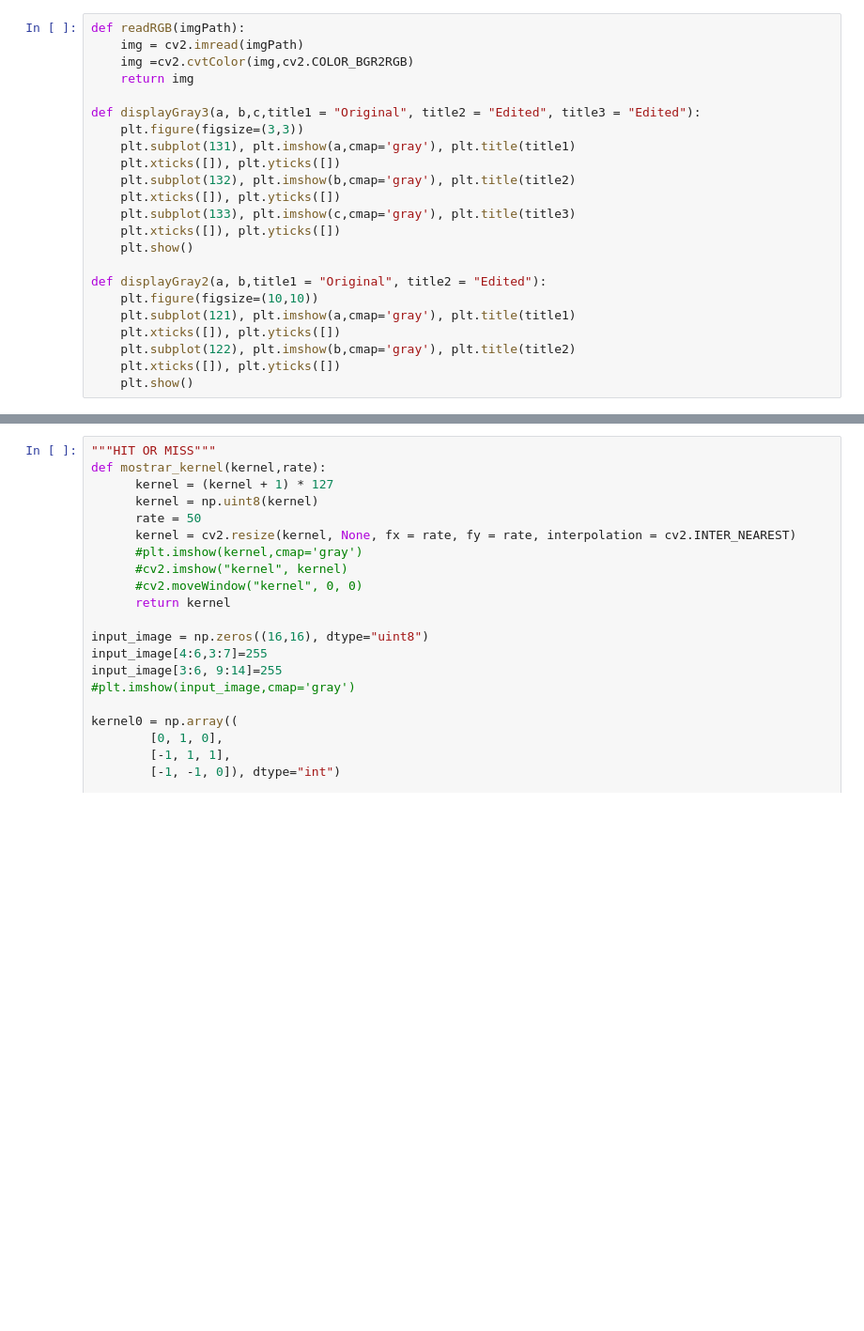
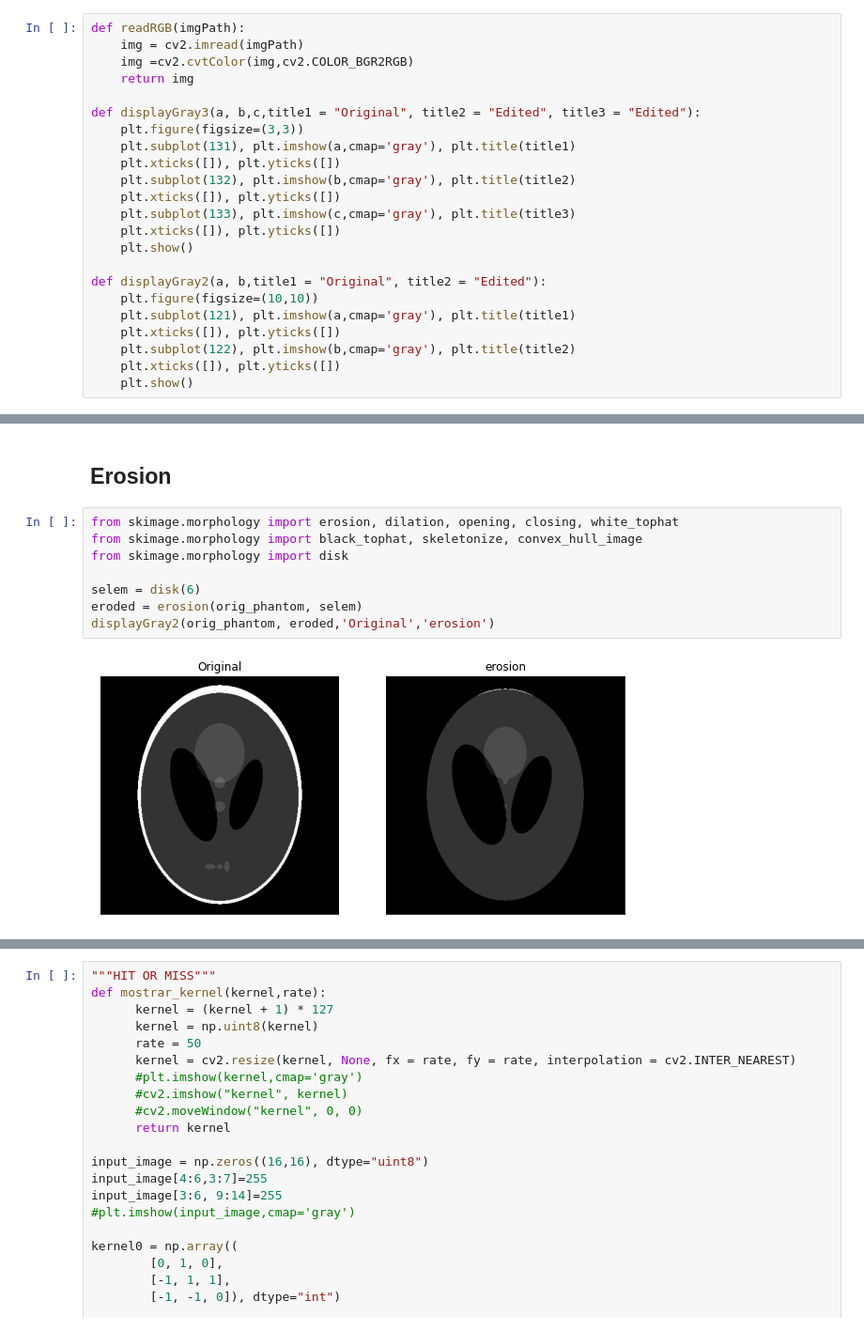
Before and after one commit to waltermayor/DigitalImageProcessing_colab, a Jupyter notebook: clase8_morfologia.ipynb, the cells around one changed output, grey strips where cells are left out. Shown at 94% size. Drawn from its saved outputs; the diff is of its cells as text; blank space fills up the shorter version.

```diff
--- a/clase8_morfologia.ipynb
+++ b/clase8_morfologia.ipynb
@@ -49,0 +61,12 @@ def displayGray2(a, b,title1 = "Original", title2 = "Edited"):
+# %% [markdown]
+## **Erosion**
+# %%
+from skimage.morphology import erosion, dilation, opening, closing, white_tophat
+from skimage.morphology import black_tophat, skeletonize, convex_hull_image
+from skimage.morphology import disk
+
+selem = disk(6)
+eroded = erosion(orig_phantom, selem)
+displayGray2(orig_phantom, eroded,'Original','erosion')
+# %% [output]
+[figure, added]
```
Also changed, not shown: parts of 16 cells of this notebook.
